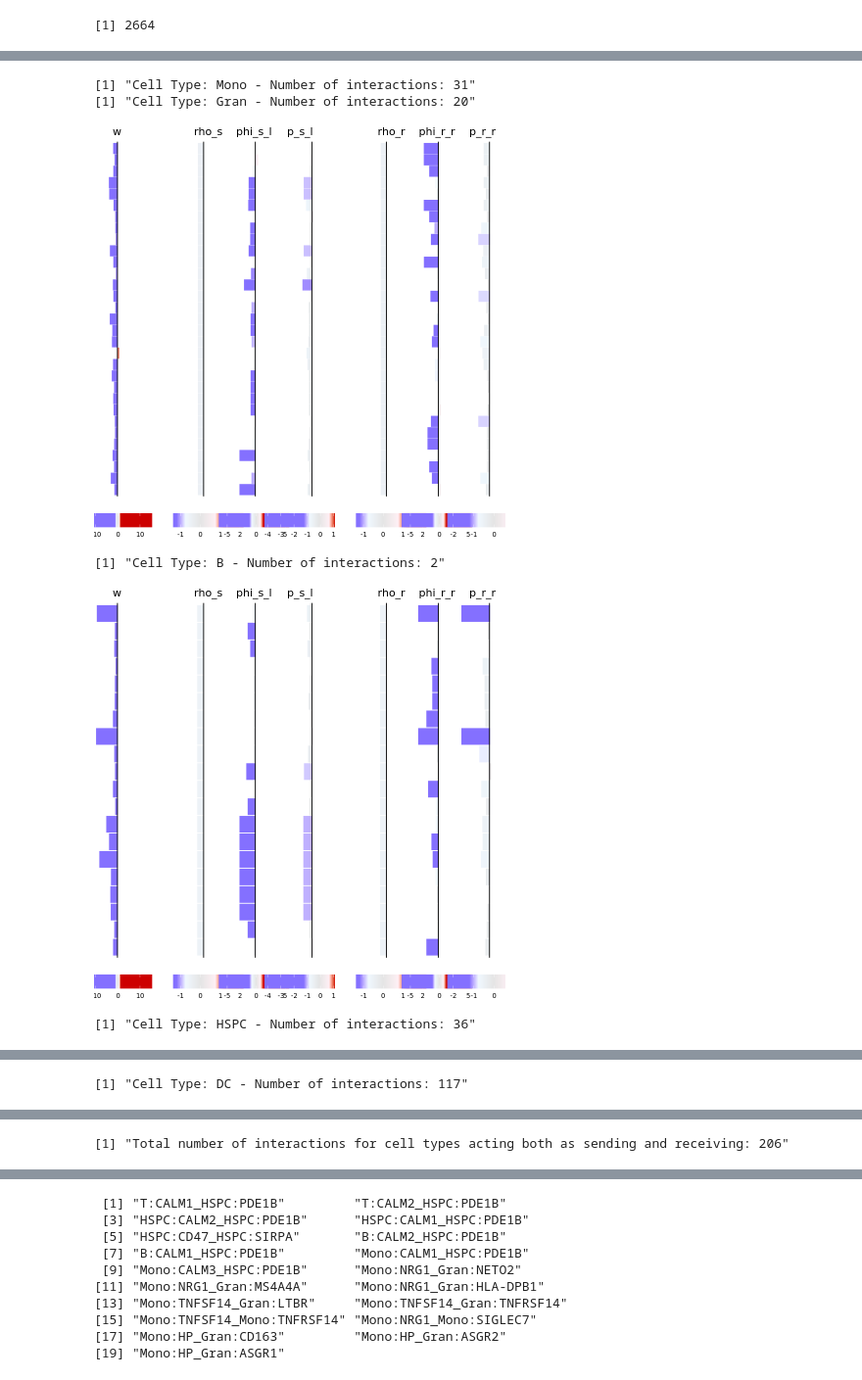
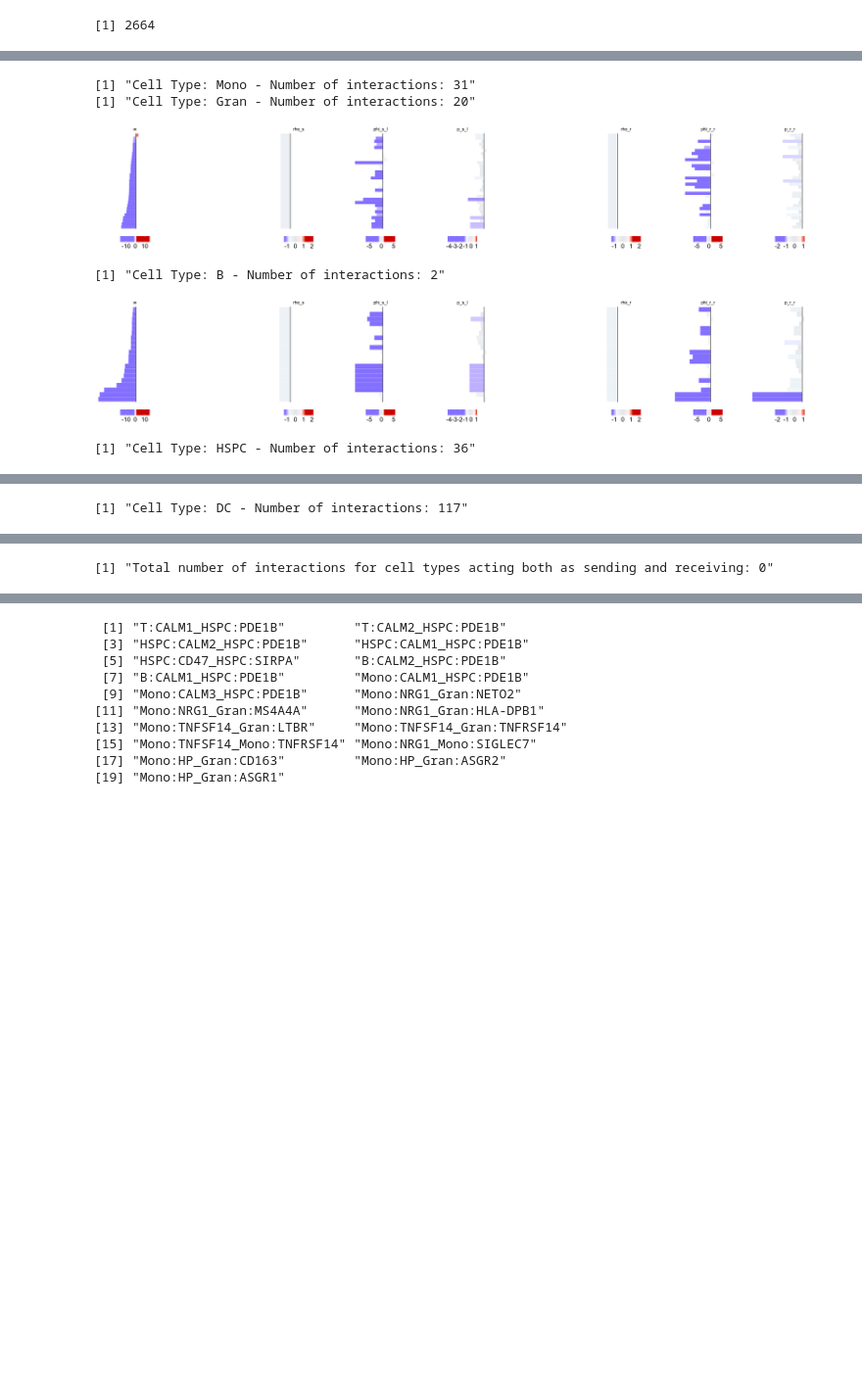
Before and after one commit to SoloveyMaria/community, a Jupyter notebook: docs/showcase_notebooks/Lasry/forest_plots_celltype.ipynb, the cells around one changed output, grey strips where cells are left out. Shown at 98% size. Drawn from its saved outputs; the diff is of its cells as text; code cells hidden in the pictures; blank space fills up the shorter version.

```diff
--- a/docs/showcase_notebooks/Lasry/forest_plots_celltype.ipynb
+++ b/docs/showcase_notebooks/Lasry/forest_plots_celltype.ipynb
@@ -91,18 +88,22 @@ length(significant_interaction_ids)
 IDs <- as.character(c(significant_interaction_ids
                      ))
 # %%
+options(repr.plot.width = 30, repr.plot.height = 5)
 sending_cell_types <- unique(interactions$anno_interactions$sending_cell_type)
 
 # Initialize the counter
 total_interaction_count_sending <- 0
 
 for(cell_type in sending_cell_types) {
-    my_anno_interactions <- interactions$anno_interactions[interactions$anno_interactions$sending_cell_type == cell_type & interactions$anno_interactions$receiving_cell_type != cell_type & interactions$anno_interactions$interaction_ID %in% IDs, ]
+    my_anno_interactions <- interactions$anno_interactions[interactions$anno_interactions$sending_cell_type == cell_type & interactions$anno_interactions$interaction_ID %in% IDs, ]
 
     interaction_count <- nrow(my_anno_interactions)
 
+
     if(interaction_count > 0) {
         my_anno_interactions$interaction_ID <- factor(my_anno_interactions$interaction_ID, ordered = TRUE)
+        sorted_indices <- order(my_anno_interactions$log2FC_weights)
+        my_anno_interactions <- my_anno_interactions[sorted_indices, ]
 
         # Add the interaction count for this cell type to the total counter
         total_interaction_count_sending <- total_interaction_count_sending + interaction_count
@@ -115,11 +116,11 @@ for(cell_type in sending_cell_types) {
                          keep_order = TRUE,
                          threshold = 1,
                          legend_title_size = 0,
-                         legend_text_size = 8, component_lim = component_lim
+                         legend_text_size = 18,
+                         component_lim = component_lim
                         )
     }
 }
-
 # Print the total sum of the count of all interactions at the end
 print(paste("Total number of interactions across all sending cell types:", total_interaction_count_sending))
 # %% [output]
@@ -139,12 +140,13 @@ print(paste("Total number of interactions across all sending cell types:", total
 ... (4 outputs left out)
 # %%
+options(repr.plot.width = 30, repr.plot.height = 5)
 receiving_cell_types <- unique(interactions$anno_interactions$receiving_cell_type)
 
 # Initialize the counter
 total_interaction_count <- 0
 
 for(cell_type in receiving_cell_types) {
-    my_anno_interactions <- interactions$anno_interactions[interactions$anno_interactions$receiving_cell_type == cell_type & interactions$anno_interactions$sending_cell_type != cell_type & interactions$anno_interactions$interaction_ID %in% IDs, ]
+    my_anno_interactions <- interactions$anno_interactions[interactions$anno_interactions$receiving_cell_type == cell_type & interactions$anno_interactions$interaction_ID %in% IDs, ]
 
     interaction_count <- nrow(my_anno_interactions)
 
@@ -153,6 +155,8 @@ for(cell_type in receiving_cell_types) {
 
         # Add the interaction count for this cell type to the total counter
         total_interaction_count <- total_interaction_count + interaction_count
+        sorted_indices <- order(my_anno_interactions$log2FC_weights)
+        my_anno_interactions <- my_anno_interactions[sorted_indices, ]
 
         print(paste("Cell Type:", cell_type, "- Number of interactions:", interaction_count))
 
@@ -162,7 +166,8 @@ for(cell_type in receiving_cell_types) {
                          keep_order = TRUE,
                          threshold = 1,
                          legend_title_size = 0,
-                         legend_text_size = 8, component_lim = component_lim
+                         legend_text_size = 18,
+                         component_lim = component_lim
                         )
     }
 }
@@ -186,40 +191,46 @@ print(paste("Total number of interactions across all receiving cell types:", tot
 ... (4 outputs left out)
 # %%
+options(repr.plot.width = 30, repr.plot.height = 5)
+receiving_cell_types <- unique(interactions$anno_interactions$receiving_cell_type)
+
 both_cell_types <- unique(interactions$anno_interactions$receiving_cell_type)
 
 # Initialize the counter
 total_interaction_count_both <- 0
 
 for(cell_type in both_cell_types) {
     my_anno_interactions <- interactions$anno_interactions[interactions$anno_interactions$receiving_cell_type == cell_type & interactions$anno_interactions$sending_cell_type == cell_type  & interactions$anno_interactions$interaction_ID %in% IDs, ]
 
     interaction_count <- nrow(my_anno_interactions)
 
     if(interaction_count > 0) {
         my_anno_interactions$interaction_ID <- factor(my_anno_interactions$interaction_ID, ordered = TRUE)
 
         # Add the interaction count for this cell type to the total counter
-        total_interaction_count_both <- total_interaction_count_both + interaction_count
+        total_interaction_count <- total_interaction_count + interaction_count
+        sorted_indices <- order(my_anno_interactions$log2FC_weights)
+        my_anno_interactions <- my_anno_interactions[sorted_indices, ]
 
         print(paste("Cell Type:", cell_type, "- Number of interactions:", interaction_count))
 
         # Plotting for the current cell_type
         plot_all_forests(my_idx = rep(TRUE, interaction_count),
                          my_anno_interactions = my_anno_interactions,
                          keep_order = TRUE,
                          threshold = 1,
                          legend_title_size = 0,
-                         legend_text_size = 8, component_lim = component_lim
+                         legend_text_size = 18,
+                         component_lim = component_lim
                         )
     }
 }
 
 # Print the total sum of the count of all interactions at the end
 print(paste("Total number of interactions for cell types acting both as sending and receiving:", total_interaction_count_both))
 # %% [output]
 [1] "Cell Type: Mono - Number of interactions: 31"
 [1] "Cell Type: Gran - Number of interactions: 20"
-[figure, old version]
+[figure, new version]
 [1] "Cell Type: B - Number of interactions: 2"
-[figure, old version]
+[figure, new version]
 [1] "Cell Type: HSPC - Number of interactions: 36"
@@ -229 +240 @@ print(paste("Total number of interactions for cell types acting both as sending
-[1] "Total number of interactions for cell types acting both as sending and receiving: 206"
+[1] "Total number of interactions for cell types acting both as sending and receiving: 0"
```
Also changed, not shown: parts of 5 cells of this notebook, 1 other file.
